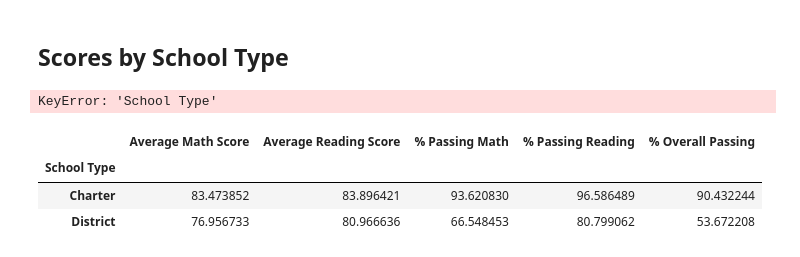
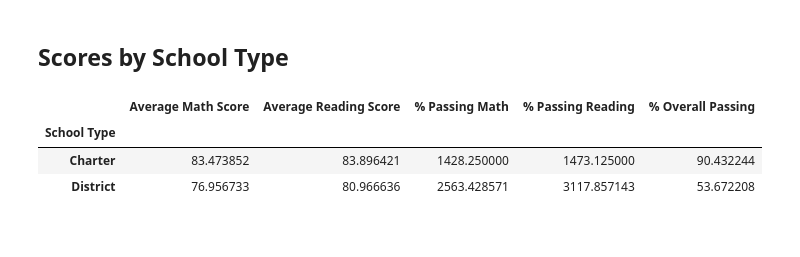
Before and after one commit to EstherBaum/pandas_challenge, a Jupyter notebook: PyCitySchools/PyCitySchools_starter.ipynb, the cells around one changed output. Cells and saved outputs as stored; diff of their text form; code cells hidden in the pictures.

```diff
--- a/PyCitySchools/PyCitySchools_starter.ipynb
+++ b/PyCitySchools/PyCitySchools_starter.ipynb
@@ -100,7 +100,9 @@ district_summary
 # %% [markdown]
 ## School Summary
 # %%
-# Use the code provided to select all of the school types #
-school_types = school_data_complete["type"].unique()
+# Use the code provided to select all of the school types #CHECK
+school_types = school_data_complete[["school_name", "type"]]
+school_types = school_types.drop_duplicates()
+school_types = school_types.set_index(["school_name"]).sort_index()
 school_types
 # %% [output]
@@ -285,7 +287,7 @@ dtype: float64
 # Create a DataFrame called `per_school_summary` with columns for the calculations above. #CHECK THAT THE RIGHT NUMBERS ARE THERE
 per_school_summary = pd.DataFrame()
 
-#per_school_summary["School Type"]
+per_school_summary["School Type"] = school_types
 per_school_summary["Total Students"] = per_school_counts
 #per_school_summary["Total School Budget"]
 #per_school_summary["Per Student Budget"] = per_school_budget["budget"]ß
@@ -528,16 +527,16 @@ average_reading_score_by_type = per_school_summary.groupby(["School Type"])["Ave
 average_percent_passing_math_by_type = per_school_summary.groupby(["School Type"])["% Passing Math"].mean()
 average_percent_passing_reading_by_type = per_school_summary.groupby(["School Type"])["% Passing Reading"].mean()
 average_percent_overall_passing_by_type = per_school_summary.groupby(["School Type"])["% Overall Passing"].mean()
-# %% [output]
-KeyError: 'School Type'
 # %%
 # Assemble the new data by type into a DataFrame called `type_summary`
-type_summary =
+type_summary = pd.DataFrame({"Average Math Score":average_math_score_by_type, "Average Reading Score":average_reading_score_by_type,
+                              "% Passing Math":average_percent_passing_math_by_type, "% Passing Reading":average_percent_passing_reading_by_type,
+                              "% Overall Passing":average_percent_overall_passing_by_type})
 
 # Display results
 type_summary
 # %% [output]
 |  | Average Math Score | Average Reading Score | % Passing Math | % Passing Reading | % Overall Passing |
 | School Type |  |  |  |  |  |
-| Charter | 83.473852 | 83.896421 | 93.620830 | 96.586489 | 90.432244 |
-| District | 76.956733 | 80.966636 | 66.548453 | 80.799062 | 53.672208 |
+| Charter | 83.473852 | 83.896421 | 1428.250000 | 1473.125000 | 90.432244 |
+| District | 76.956733 | 80.966636 | 2563.428571 | 3117.857143 | 53.672208 |
```
Also changed, not shown: parts of 14 cells of this notebook.
